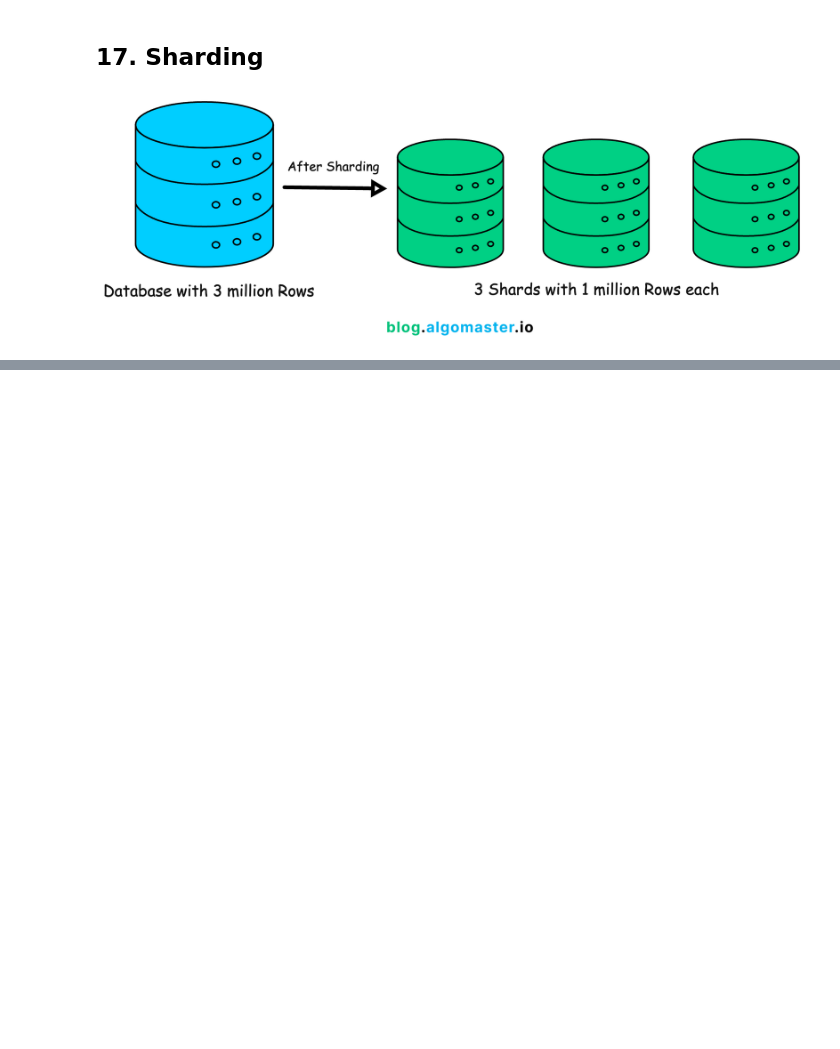
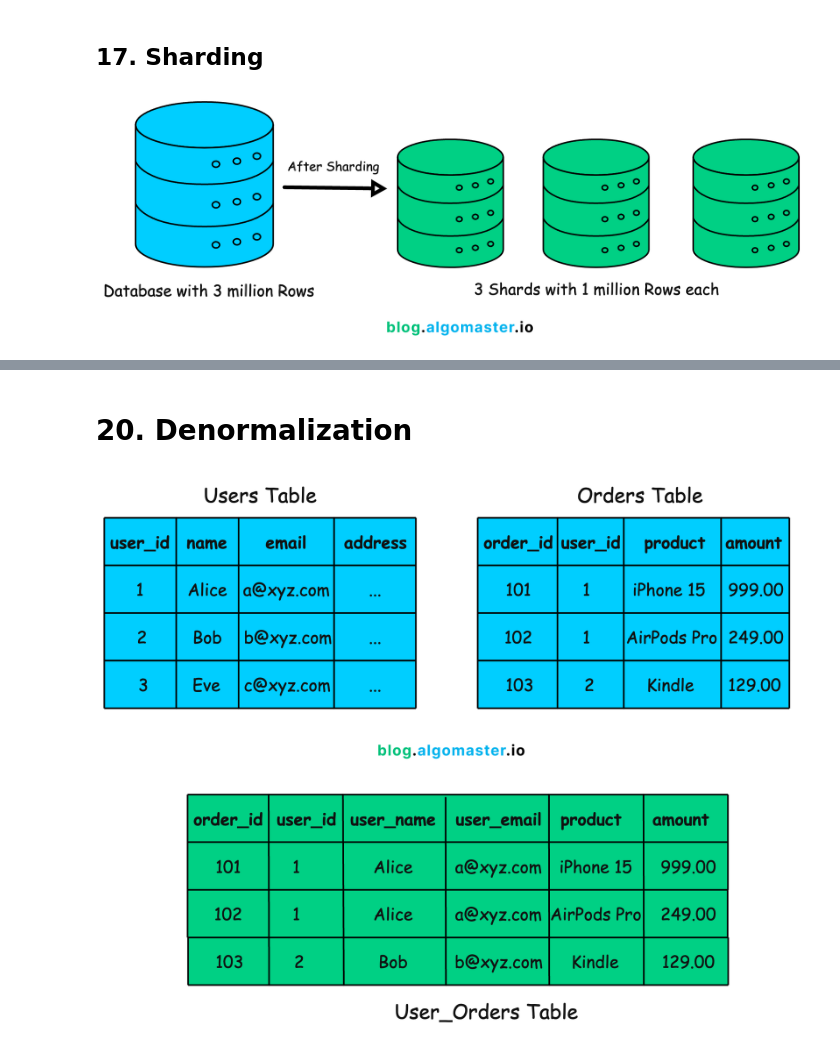
Before and after one commit to jain40470/System-Design, a Jupyter notebook: HLD/1. Basic/2 Basic Concepts.ipynb, the cells around one changed output, grey strips where cells are left out. Cells and saved outputs as stored; diff of their text form; code cells hidden in the pictures; blank space fills up the shorter version.

```diff
--- a/HLD/1. Basic/2 Basic Concepts.ipynb
+++ b/HLD/1. Basic/2 Basic Concepts.ipynb
@@ -610,0 +703,6 @@ This technique is called **Sharding**.
+# %% [markdown]
+# 20. Denormalization
+# %%
+display(Image(filename='Utils/21.png'))
+# %% [output]
+[figure, added]
```
Also changed, not shown: parts of 44 cells of this notebook, 12 other files.
